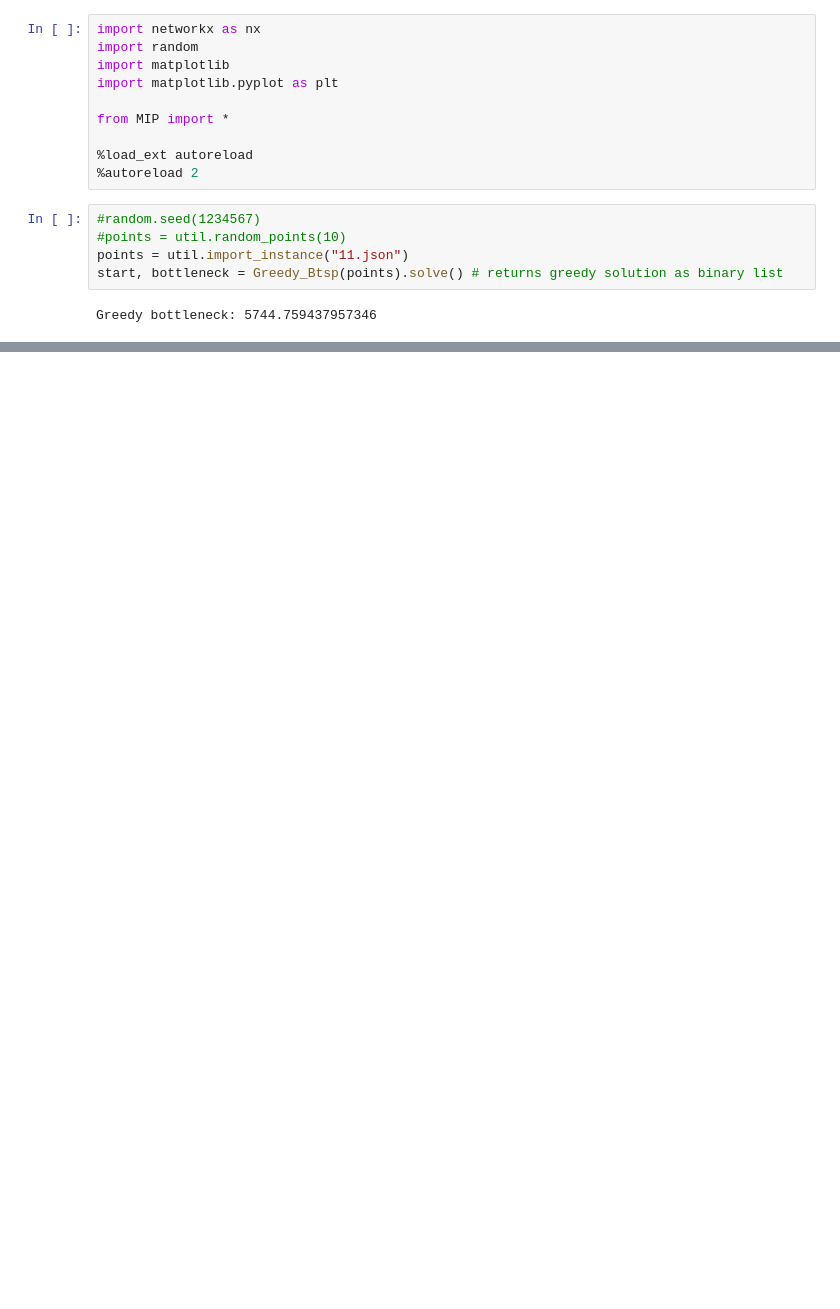
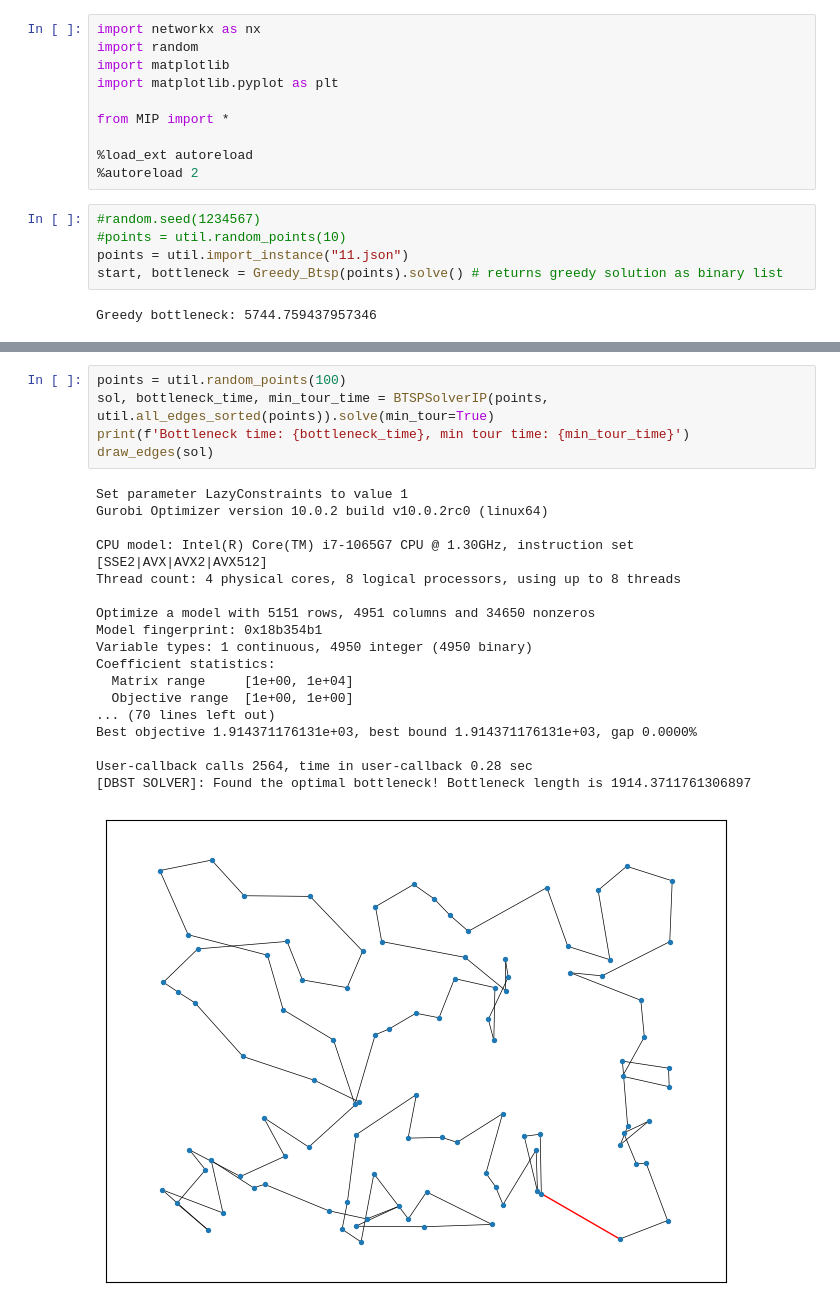
Before and after one commit to uwu-octane/alg_lab, a Jupyter notebook: 04_mip/mip.ipynb, the cells around one changed output, grey strips where cells are left out. Saved outputs shown, nothing was run; the diff lists cells and outputs as text; blank space fills up the shorter version.

Commit message:
add min tour

```diff
--- a/04_mip/mip.ipynb
+++ b/04_mip/mip.ipynb
@@ -60,2 +60,26 @@ User-callback calls 289, time in user-callback 0.01 sec
 [DBST SOLVER]: Found the optimal bottleneck! Bottleneck length is 4673.257643229185
 NetworkXError: Input is not a valid edge list
+# %%
+points = util.random_points(100)
+sol, bottleneck_time, min_tour_time = BTSPSolverIP(points, util.all_edges_sorted(points)).solve(min_tour=True)
+print(f'Bottleneck time: {bottleneck_time}, min tour time: {min_tour_time}')
+draw_edges(sol)
+# %% [output]
+Set parameter LazyConstraints to value 1
+Gurobi Optimizer version 10.0.2 build v10.0.2rc0 (linux64)
+
+CPU model: Intel(R) Core(TM) i7-1065G7 CPU @ 1.30GHz, instruction set [SSE2|AVX|AVX2|AVX512]
+Thread count: 4 physical cores, 8 logical processors, using up to 8 threads
+
+Optimize a model with 5151 rows, 4951 columns and 34650 nonzeros
+Model fingerprint: 0x18b354b1
+Variable types: 1 continuous, 4950 integer (4950 binary)
+Coefficient statistics:
+  Matrix range     [1e+00, 1e+04]
+  Objective range  [1e+00, 1e+00]
+... (70 lines left out)
+Best objective 1.914371176131e+03, best bound 1.914371176131e+03, gap 0.0000%
+
+User-callback calls 2564, time in user-callback 0.28 sec
+[DBST SOLVER]: Found the optimal bottleneck! Bottleneck length is 1914.3711761306897
+[figure, added]
```
Also changed, not shown: parts of 3 cells of this notebook, 1 other file.
